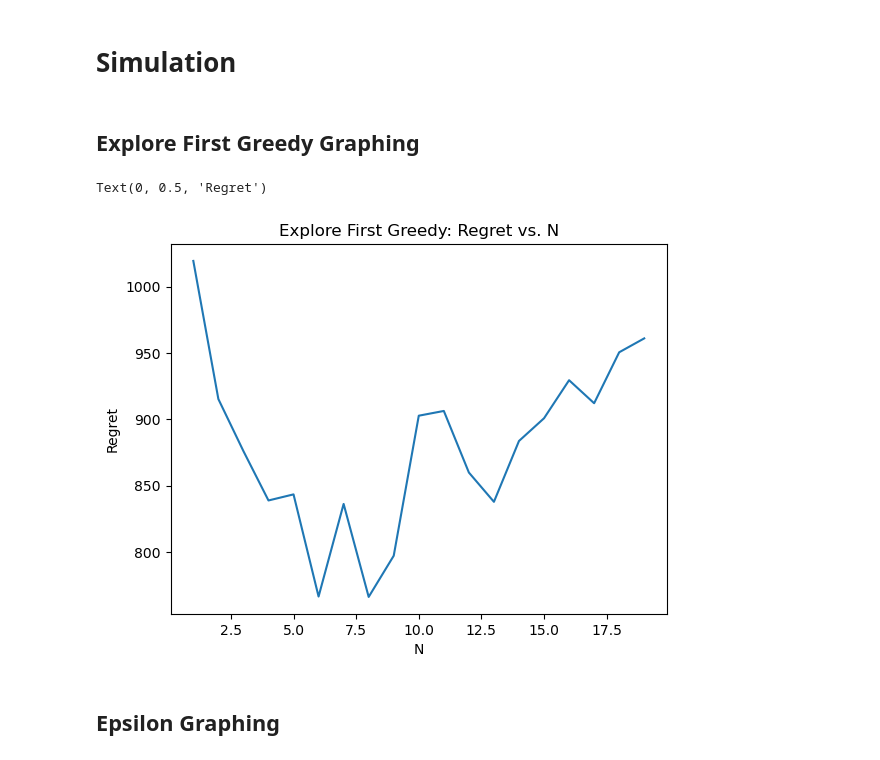
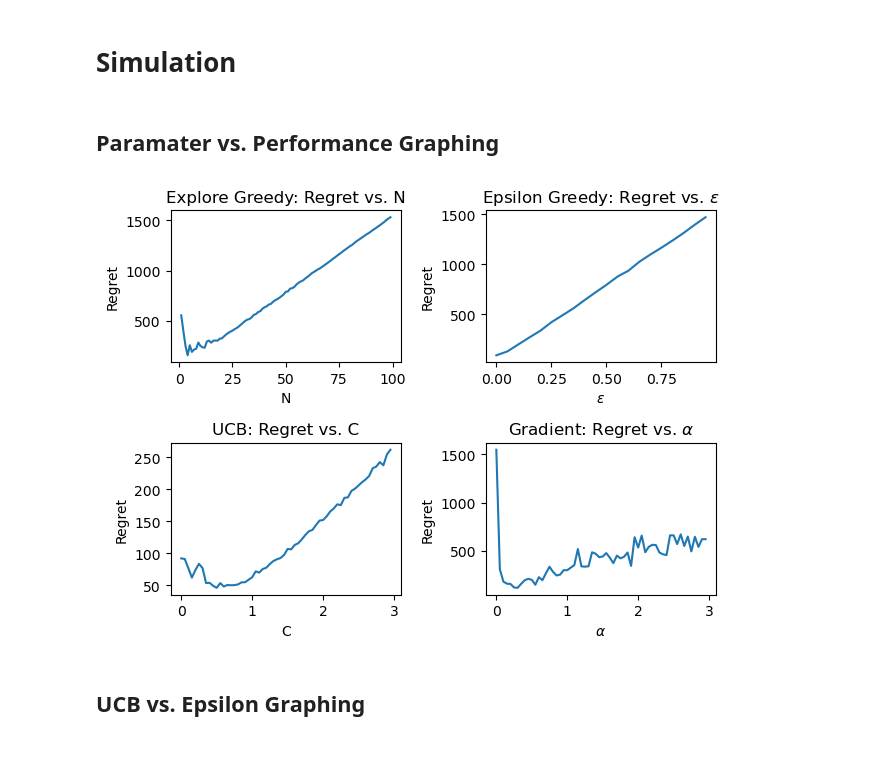
Before and after one commit to GoldRatio/ECE194D, a Jupyter notebook: MultiArmBandits.ipynb, the cells around one changed output. Cells and saved outputs as stored; diff of their text form; code cells hidden in the pictures.

```diff
--- a/MultiArmBandits.ipynb
+++ b/MultiArmBandits.ipynb
@@ -47,7 +36,7 @@ def explore_greedy(N, arms_data):
 
     greedy_perf = np.sum(curr_greedy)
 
-    return greedy_perf
+    return greedy_perf, curr_greedy
 # %% [markdown]
 ## Epsilon Greedy Function Definition
 # %%
@@ -129,7 +106,8 @@ def gradient(alpha, arms_data):
     T, num_arms = arms_data.shape
     curr_gradient = np.zeros(T)
     average_reward = 0
-    goodness_arr = np.ones(num_arms)
+    goodness_arr = np.zeros(num_arms)
+    np.zeros(num_arms)
 
     for i in range(T):
         #calculate probabilities
@@ -143,19 +121,11 @@ def gradient(alpha, arms_data):
             if a == arm:
                 goodness_arr[arm] +=  alpha * (arms_data[i][arm] - average_reward) * (1 - probability_arr[arm])
             else:
-                goodness_arr[a] -=  alpha * (arms_data[i][a] - average_reward) * probability_arr[a]
+                goodness_arr[a] -=  alpha * (arms_data[i][arm] - average_reward) * probability_arr[a]
 
         #update means
         curr_gradient[i] = arms_data[i][arm]
         average_reward = average_reward * i / (i + 1) + 1 / (i + 1) * arms_data[i][arm]
 
-    print(arm_means)
-    print(goodness_arr)
-    print("calculated: ", average_reward)
-    print("actual:", np.mean(arm_means))
-    print("data:", np.mean(curr_gradient))
-
     gradient_perf = np.sum(curr_gradient)
-    return gradient_perf
-
-print(gradient(0.5,arms))
+    return gradient_perf, curr_gradient
@@ -221,13 +188,38 @@ for i in range(num_sims):
-# %% [markdown]
-## Explore First Greedy Graphing
-# %%
-explore_mean = np.mean(explore_perf_data,axis=0)
-plt.plot(N_range, explore_mean)
-plt.title("Explore First Greedy: Regret vs. N")
-plt.xlabel("N")
-plt.ylabel("Regret")
-# %% [output]
-Text(0, 0.5, 'Regret')
-[figure, removed]
+# %% [markdown]
+## Paramater vs. Performance Graphing
+# %%
+plt.subplot(2,2,1)
+explore_mean = np.mean(explore_perf_data,axis=0)
+plt.plot(N_range, explore_mean)
+plt.title("Explore Greedy: Regret vs. N")
+plt.xlabel("N")
+plt.ylabel("Regret")
+
+plt.subplot(2,2,2)
+epsilon_mean = np.mean(epsilon_perf_data,axis=0)
+plt.plot(epsilon_range, epsilon_mean)
+plt.title("Epsilon Greedy: Regret vs. $\epsilon$")
+plt.xlabel("$\epsilon$")
+plt.ylabel("Regret")
+
+plt.subplot(2,2,3)
+UCB_mean = np.mean(UCB_perf_data,axis=0)
+plt.plot(exploration_range, UCB_mean)
+plt.title("UCB: Regret vs. C")
+plt.xlabel("C")
+plt.ylabel("Regret")
+
+plt.subplot(2,2,4)
+gradient_mean = np.mean(gradient_perf_data,axis=0)
+plt.plot(gradient_range, gradient_mean)
+plt.title("Gradient: Regret vs. $\\alpha$")
+plt.xlabel("$\\alpha$")
+plt.ylabel("Regret")
+
+plt.tight_layout()
+plt.savefig('ParamaterVPerformanceGraphs.jpg')
+plt.show()
+# %% [output]
+[figure, added]
 # %% [markdown]
-## Epsilon Graphing
+## UCB vs. Epsilon Graphing
```
Also changed, not shown: parts of 16 cells of this notebook.
